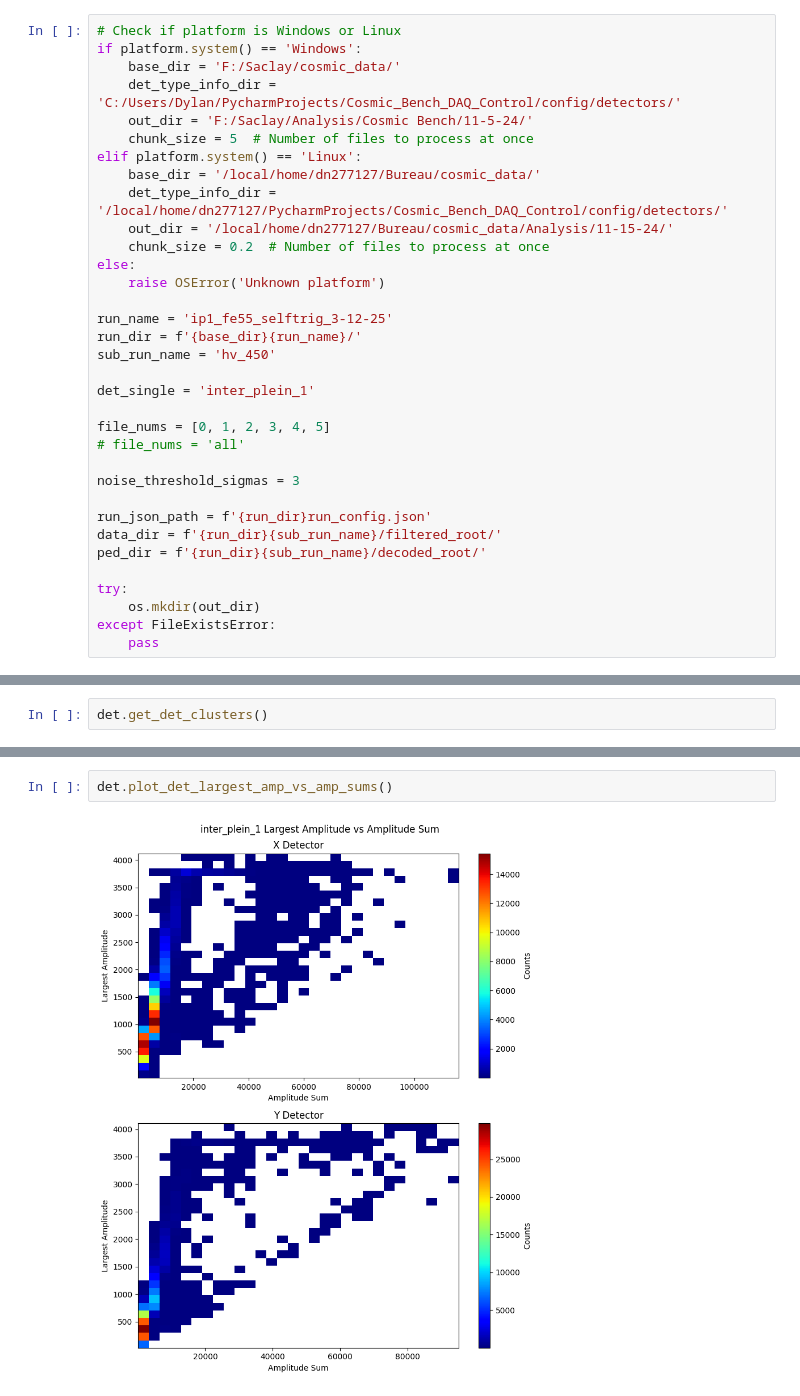
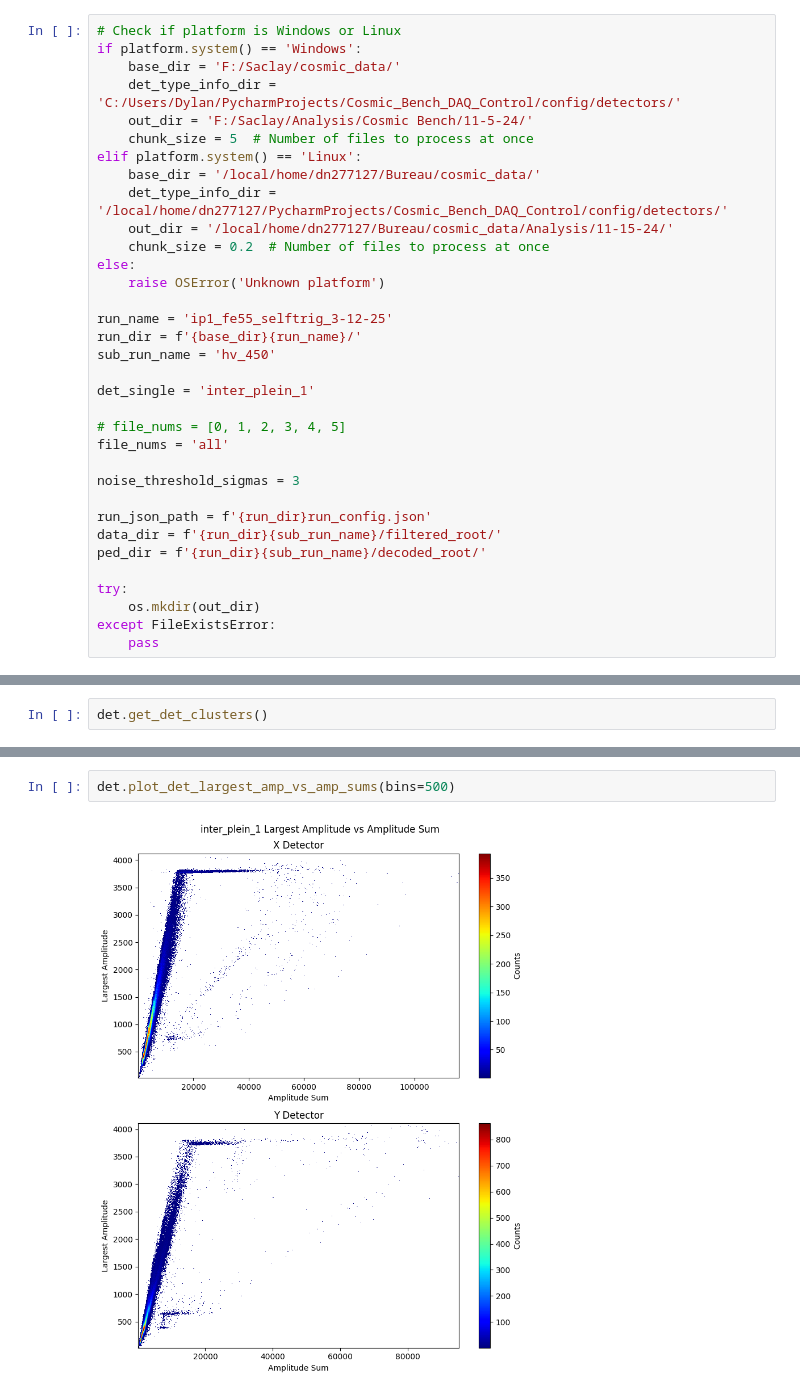
Before and after one commit to Dyn0402/saclay_micromegas, a Jupyter notebook: det_analyses/ip1_fe55_hv_scan_3-12-25.ipynb, the cells around one changed output, grey strips where cells are left out. Drawn from its saved outputs; the diff is of its cells as text.

Commit message:
DreamDetector.py made finer binning largest amp vs amp sum plots with full stats on PC

```diff
--- a/det_analyses/ip1_fe55_hv_scan_3-12-25.ipynb
+++ b/det_analyses/ip1_fe55_hv_scan_3-12-25.ipynb
@@ -29,8 +29,8 @@ sub_run_name = 'hv_450'
 
 det_single = 'inter_plein_1'
 
-file_nums = [0, 1, 2, 3, 4, 5]
-# file_nums = 'all'
+# file_nums = [0, 1, 2, 3, 4, 5]
+file_nums = 'all'
 
 noise_threshold_sigmas = 3
 
@@ -177,4 +160,4 @@ det.plot_det_amp_sums()
 # %%
-det.plot_det_largest_amp_vs_amp_sums()
+det.plot_det_largest_amp_vs_amp_sums(bins=500)
 # %% [output]
-[figure, old version]
+[figure, new version]
```
Also changed, not shown: parts of 14 cells of this notebook, 1 other file.
